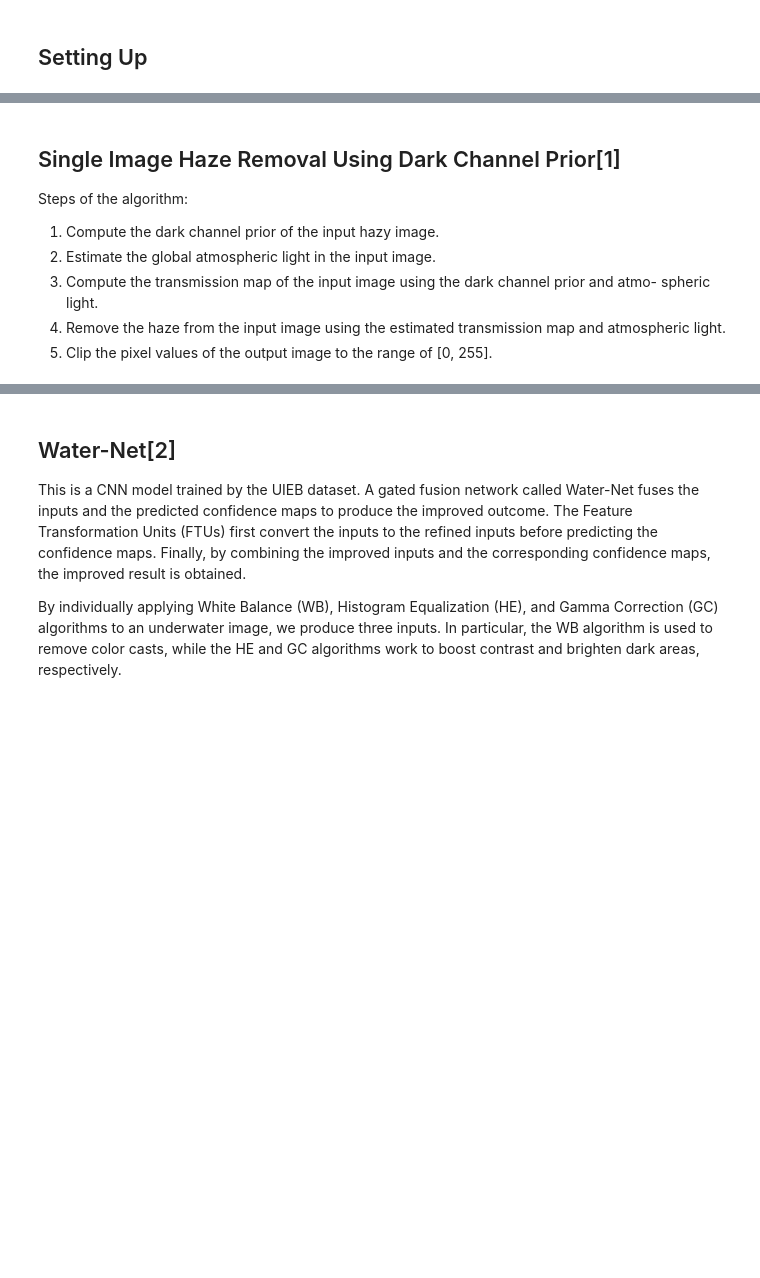
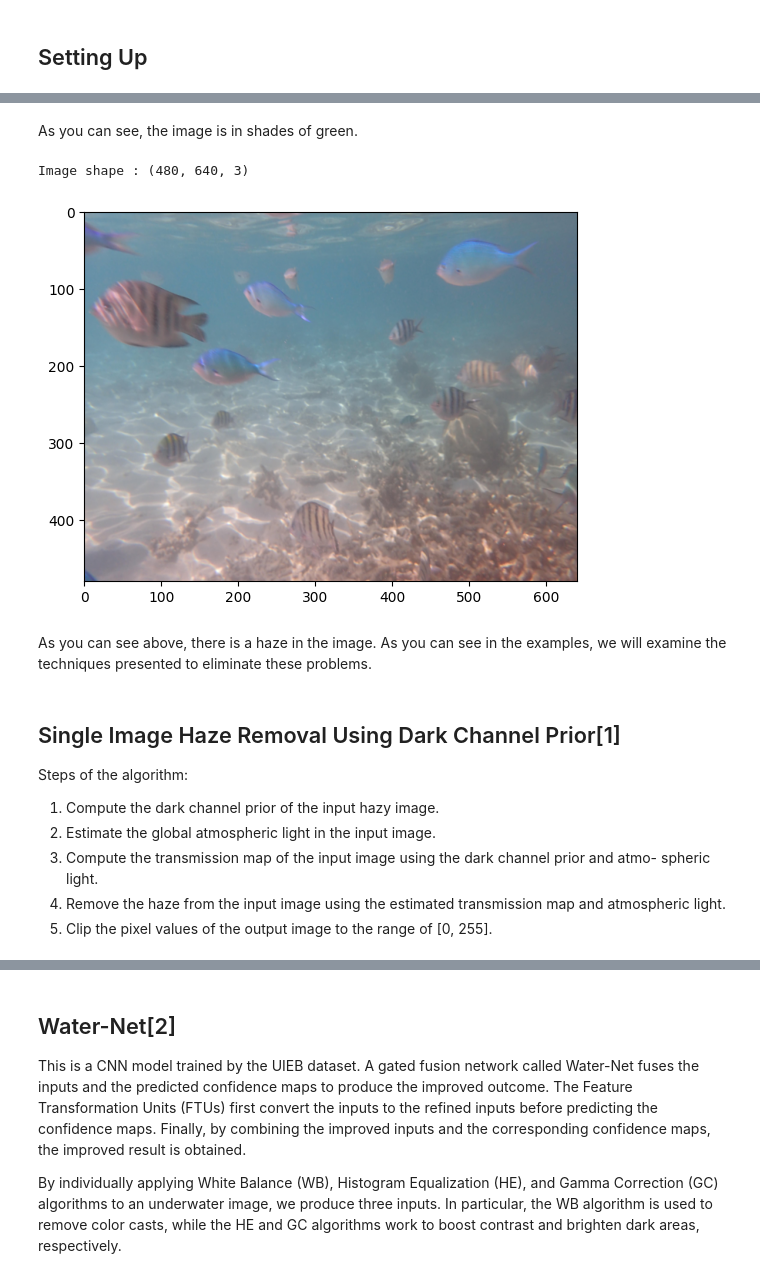
Before and after one commit to tugcekiziltepe/underwater-image-enhancement, a Jupyter notebook: underwater-image-enchancement.ipynb, the cells around one changed output, grey strips where cells are left out. Saved outputs shown, nothing was run; the diff lists cells and outputs as text; code cells hidden in the pictures; blank space fills up the shorter version.

```diff
--- a/underwater-image-enchancement.ipynb
+++ b/underwater-image-enchancement.ipynb
@@ -15,3 +35,16 @@ import numpy as numpy
+# %% [markdown]
+As you can see, the image is in shades of green.
+# %%
+image = cv2.imread(os.path.join(DATASET_PATH, "22_img_.png"))
+image = cv2.cvtColor(image, cv2.COLOR_BGR2RGB)
+print("Image shape :", image.shape )
+plt.imshow(image)
+plt.show()
+# %% [output]
+Image shape : (480, 640, 3)
+[figure, added]
+# %% [markdown]
+As you can see above, there is a haze in the image. As you can see in the examples, we will examine the techniques presented to eliminate these problems.
 # %% [markdown]
 ## Single Image Haze Removal Using Dark Channel Prior[1]
 Steps of the algorithm:
@@ -19,6 +52,5 @@ Steps of the algorithm:
 2. Estimate the global atmospheric light in the input image.
 3. Compute the transmission map of the input image using the dark channel prior and atmo-
 spheric light.
-4. Remove the haze from the input image using the estimated transmission map and atmospheric
-light.
+4. Remove the haze from the input image using the estimated transmission map and atmospheric light.
 5. Clip the pixel values of the output image to the range of [0, 255].
```
Also changed, not shown: parts of 9 cells of this notebook.
